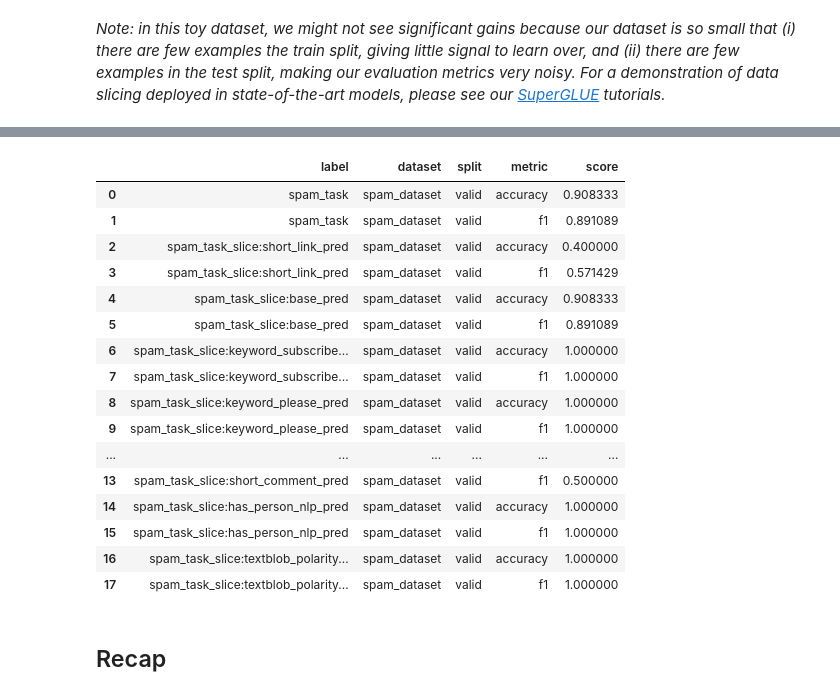
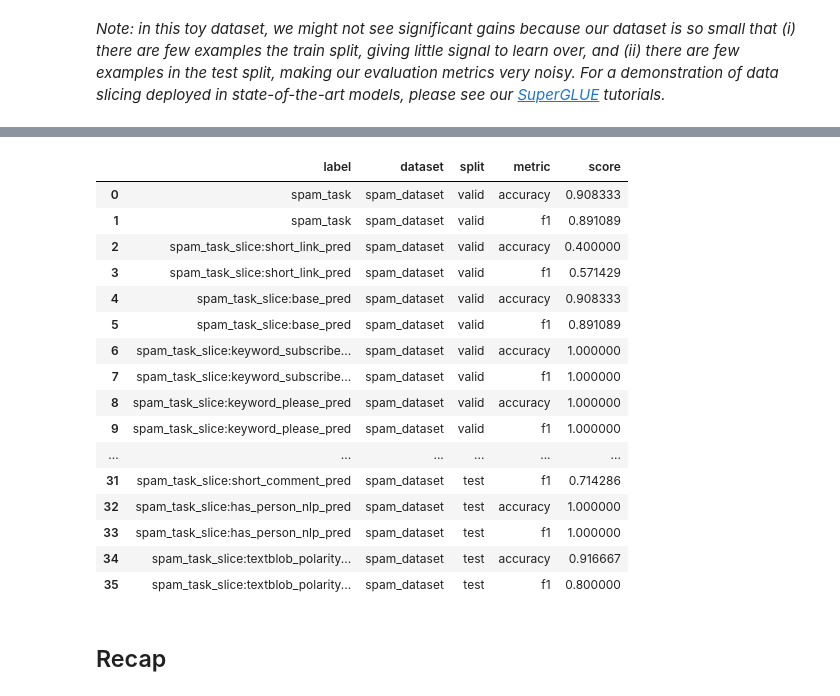
Before and after one commit to snorkel-team/snorkel-tutorials, a Jupyter notebook: spam/03_spam_data_slicing_tutorial.ipynb, the cells around one changed output, grey strips where cells are left out. Drawn from its saved outputs; the diff is of its cells as text; code cells hidden in the pictures.

```diff
--- a/spam/03_spam_data_slicing_tutorial.ipynb
+++ b/spam/03_spam_data_slicing_tutorial.ipynb
@@ -482,5 +493,5 @@ eval_mapping.update({label: None for label in Y_dict.keys() if "ind" in label})
 _Note: in this toy dataset, we might not see significant gains because our dataset is so small that (i) there are few examples the train split, giving little signal to learn over, and (ii) there are few examples in the test split, making our evaluation metrics very noisy.
 For a demonstration of data slicing deployed in state-of-the-art models, please see our [SuperGLUE](https://github.com/HazyResearch/snorkel-superglue/tree/master/tutorials) tutorials._
 # %%
-slice_model.score([dl_valid], remap_labels=eval_mapping, as_dataframe=True)
+slice_model.score([dl_valid, dl_test], remap_labels=eval_mapping, as_dataframe=True)
 # %% [output]
@@ -488,20 +500,20 @@ WARNING:root:Ignoring extra labels in dataloader (valid): {'spam_task_slice:has_
 |  | label | dataset | split | metric | score |
 | 0 | spam_task | spam_dataset | valid | accuracy | 0.908333 |
 | 1 | spam_task | spam_dataset | valid | f1 | 0.891089 |
 | 2 | spam_task_slice:short_link_pred | spam_dataset | valid | accuracy | 0.400000 |
 | 3 | spam_task_slice:short_link_pred | spam_dataset | valid | f1 | 0.571429 |
 | 4 | spam_task_slice:base_pred | spam_dataset | valid | accuracy | 0.908333 |
 | 5 | spam_task_slice:base_pred | spam_dataset | valid | f1 | 0.891089 |
 | 6 | spam_task_slice:keyword_subscribe... | spam_dataset | valid | accuracy | 1.000000 |
 | 7 | spam_task_slice:keyword_subscribe... | spam_dataset | valid | f1 | 1.000000 |
 | 8 | spam_task_slice:keyword_please_pred | spam_dataset | valid | accuracy | 1.000000 |
 | 9 | spam_task_slice:keyword_please_pred | spam_dataset | valid | f1 | 1.000000 |
 | ... | ... | ... | ... | ... | ... |
-| 13 | spam_task_slice:short_comment_pred | spam_dataset | valid | f1 | 0.500000 |
-| 14 | spam_task_slice:has_person_nlp_pred | spam_dataset | valid | accuracy | 1.000000 |
-| 15 | spam_task_slice:has_person_nlp_pred | spam_dataset | valid | f1 | 1.000000 |
-| 16 | spam_task_slice:textblob_polarity... | spam_dataset | valid | accuracy | 1.000000 |
-| 17 | spam_task_slice:textblob_polarity... | spam_dataset | valid | f1 | 1.000000 |
+| 31 | spam_task_slice:short_comment_pred | spam_dataset | test | f1 | 0.714286 |
+| 32 | spam_task_slice:has_person_nlp_pred | spam_dataset | test | accuracy | 1.000000 |
+| 33 | spam_task_slice:has_person_nlp_pred | spam_dataset | test | f1 | 1.000000 |
+| 34 | spam_task_slice:textblob_polarity... | spam_dataset | test | accuracy | 0.916667 |
+| 35 | spam_task_slice:textblob_polarity... | spam_dataset | test | f1 | 0.800000 |
 # %% [markdown]
 ## Recap
 # %% [markdown]
```
Also changed, not shown: parts of 15 cells of this notebook, 2 other files.
